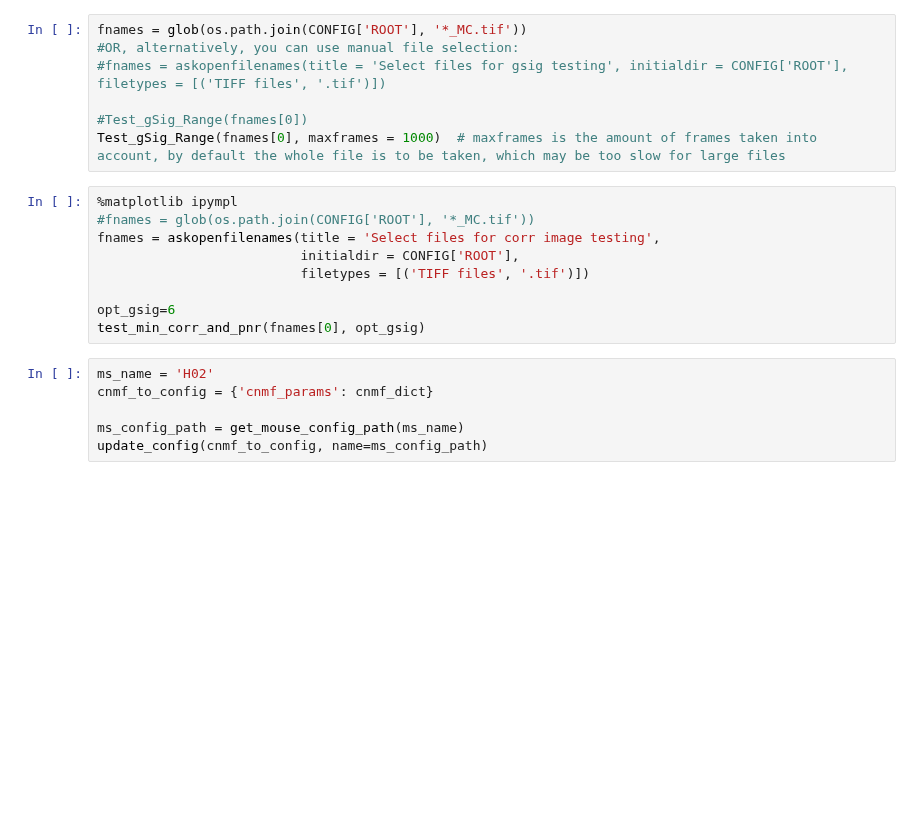
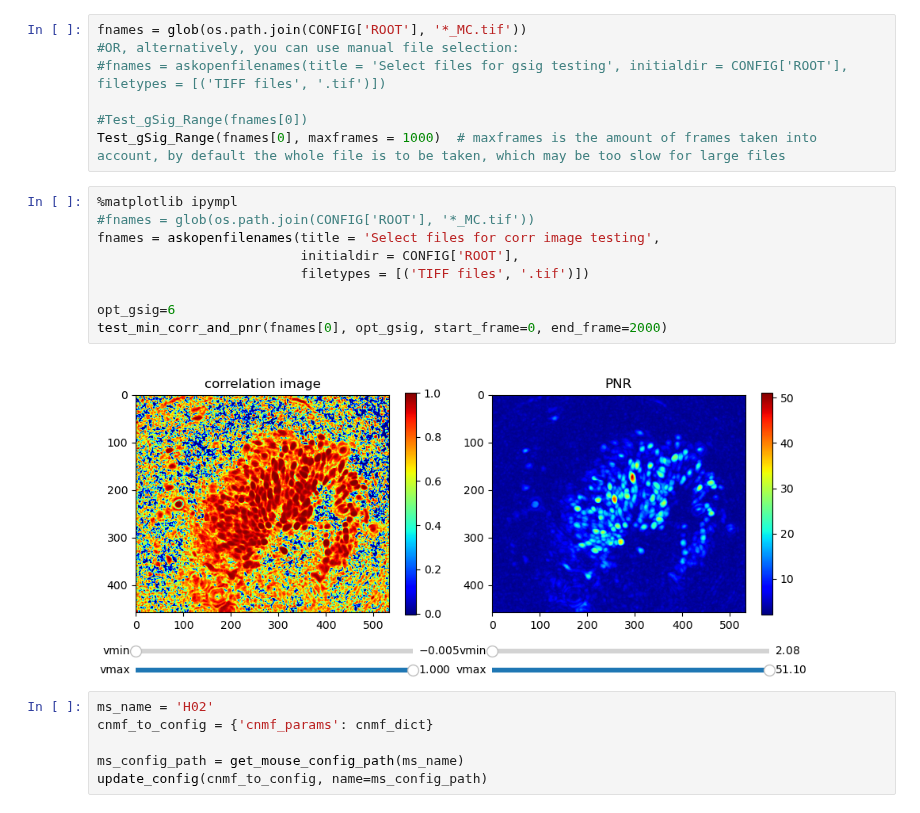
Before and after one commit to iabs-neuro/bearmind, a Jupyter notebook: BEARMiND_full_pipeline .ipynb, the cells around one changed output. Saved outputs shown, nothing was run; the diff lists cells and outputs as text; blank space fills up the shorter version.

Commit message:
upd: pnr image fixed in Do/ReDo-CNMF

```diff
--- a/BEARMiND_full_pipeline .ipynb
+++ b/BEARMiND_full_pipeline .ipynb
@@ -147,12 +152,14 @@ Test_gSig_Range(fnames[0], maxframes = 1000)  # maxframes is the amount of frame
 # %%
 %matplotlib ipympl
 #fnames = glob(os.path.join(CONFIG['ROOT'], '*_MC.tif'))
 fnames = askopenfilenames(title = 'Select files for corr image testing',
                           initialdir = CONFIG['ROOT'],
                           filetypes = [('TIFF files', '.tif')])
 
 opt_gsig=6
-test_min_corr_and_pnr(fnames[0], opt_gsig)
+test_min_corr_and_pnr(fnames[0], opt_gsig, start_frame=0, end_frame=2000)
+# %% [output]
+[figure, added]
 # %%
 ms_name = 'H02'
 cnmf_to_config = {'cnmf_params': cnmf_dict}
```
Also changed, not shown: parts of 3 cells of this notebook.
